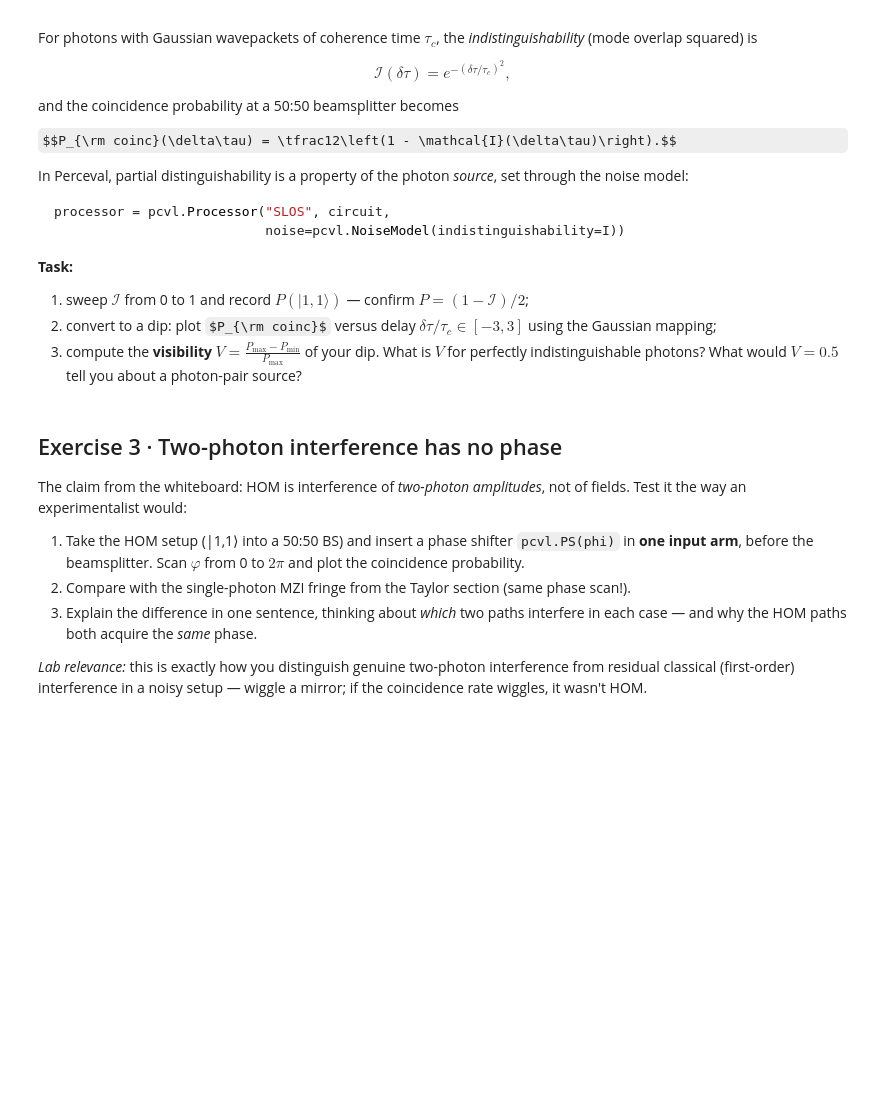
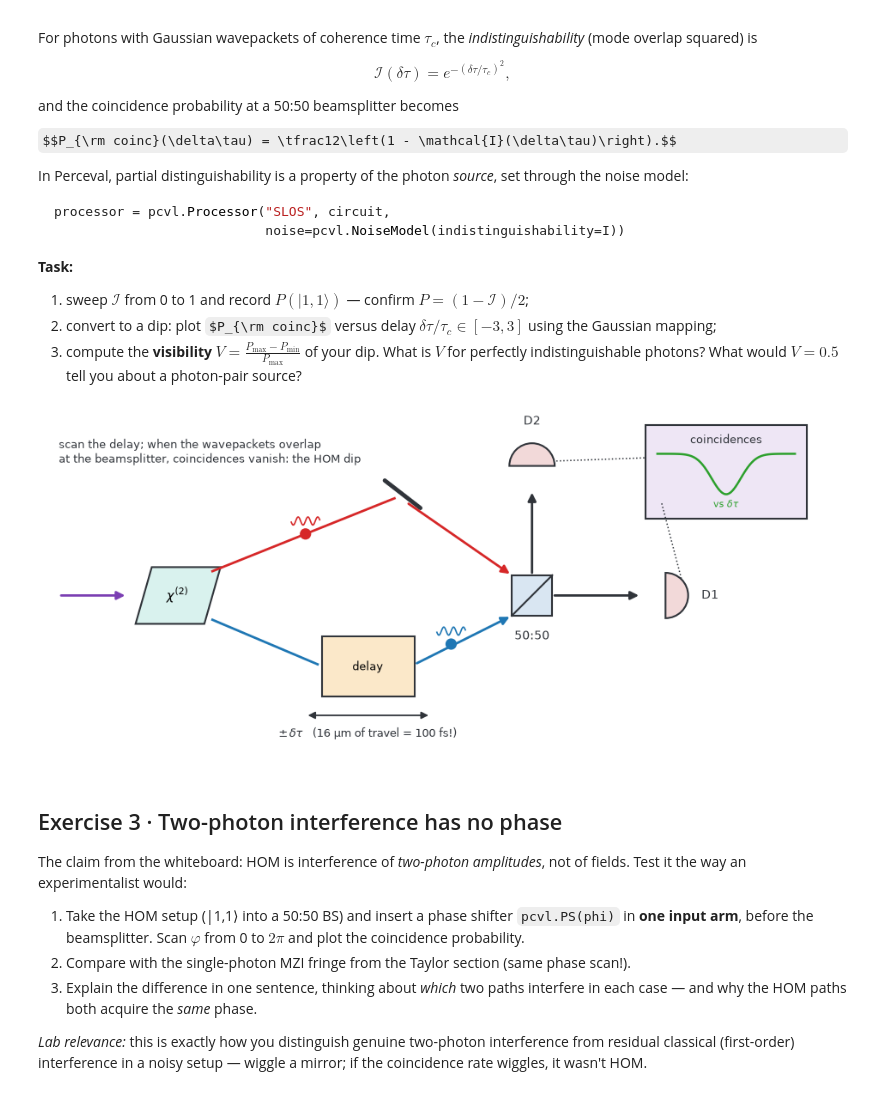
Before and after one commit to laserlab/CountingPhotons, a Jupyter notebook: lectures/05_Lab_HOM_Interference.ipynb, the cells around one changed output. Drawn from its saved outputs; the diff is of its cells as text; code cells hidden in the pictures; some formulas as TeX source; blank space fills up the shorter version.

```diff
--- a/lectures/05_Lab_HOM_Interference.ipynb
+++ b/lectures/05_Lab_HOM_Interference.ipynb
@@ -187,6 +200,10 @@ processor = pcvl.Processor("SLOS", circuit,
 1. sweep $\mathcal{I}$ from 0 to 1 and record $P(|1,1\rangle)$ — confirm $P = (1-\mathcal{I})/2$;
 2. convert to a dip: plot $P_{\rm coinc}$ versus delay $\delta\tau/\tau_c \in [-3, 3]$ using the Gaussian mapping;
 3. compute the **visibility** $V = \frac{P_{\max} - P_{\min}}{P_{\max}}$ of your dip. What is $V$ for perfectly indistinguishable photons? What would $V = 0.5$ tell you about a photon-pair source?
+# %%
+sketches.hom_dip_setup()
+# %% [output]
+[figure, added]
 # %%
 # YOUR CODE HERE - Exercise 2
 indistinguishability_values = np.linspace(0, 1, 11)
```
Also changed, not shown: parts of 3 cells of this notebook, 1 other file.
